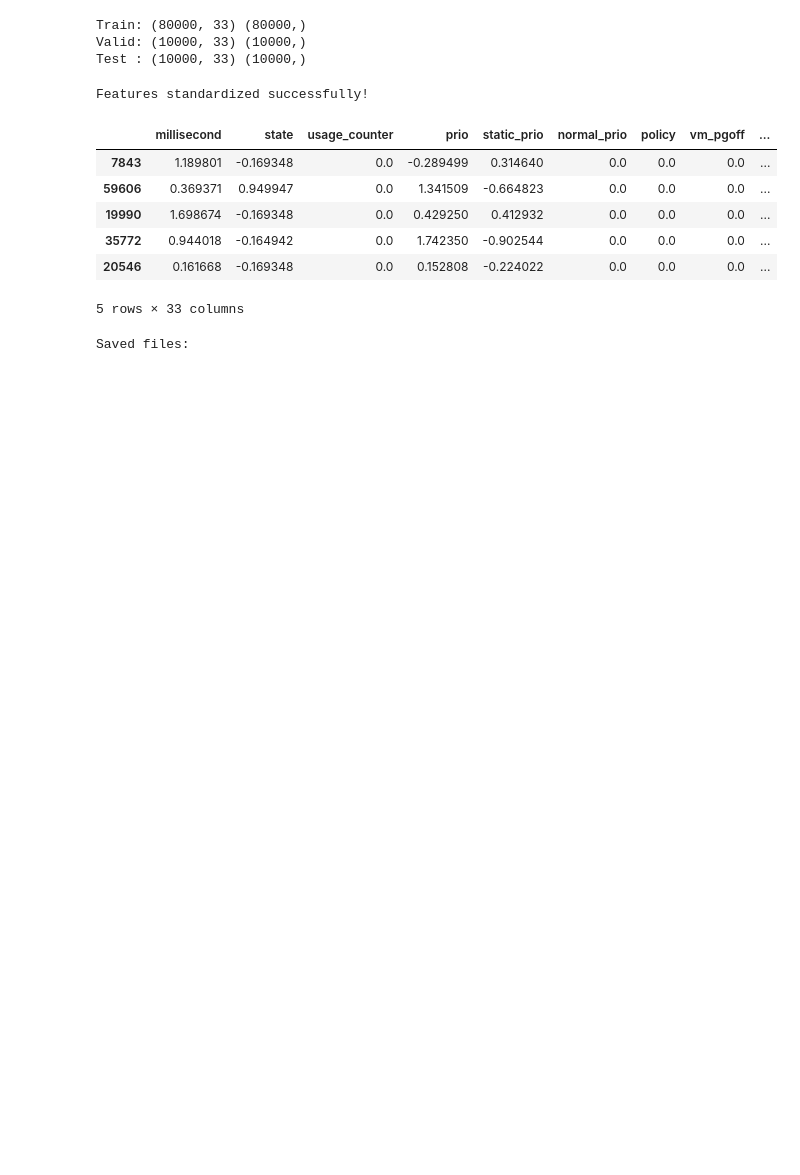
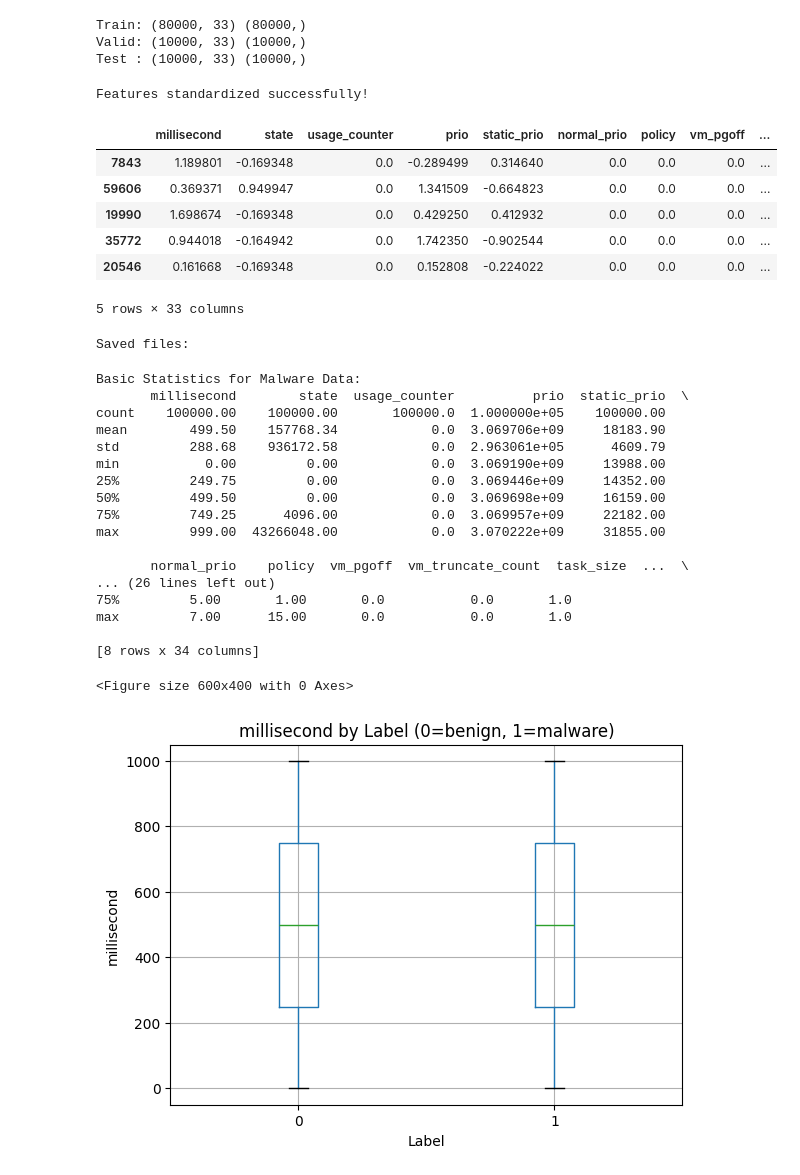
Before and after one commit to xdjx19/computing-technology-innovation-project-, a Jupyter notebook: data/malware_process.ipynb, the cells around one changed output. Saved outputs shown, nothing was run; the diff lists cells and outputs as text; code cells hidden in the pictures; blank space fills up the shorter version.

```diff
--- a/data/malware_process.ipynb
+++ b/data/malware_process.ipynb
@@ -1,15 +1,11 @@
 # %%
 import pandas as pd
 
-# Load dataset with encoding fix
-malw = pd.read_csv("malware_dataset.csv", encoding="latin1")
+malw = pd.read_csv("/Users/mouyly/Downloads/2malware/Malware_dataset.csv")
 
-# Display basic info
-print("Dataset shape:", malw.shape)
-print("\nColumn names:\n", malw.columns.tolist())
-print("\nData types:\n", malw.dtypes)
-print("\nPreview:\n")
-malw.head()
+print("Shape (rows, columns):", malw.shape)
+display(malw.head())
+display(malw.dtypes)
 # %% [output]
 Shape (rows, columns): (100000, 35)
 |  | hash | millisecond | classification | state | usage_counter | prio | static_prio | normal_prio | ... |
@@ -192,3 +197,45 @@ y_test_m.to_csv("malware_y_test.csv", index=False)
 print("Saved files:")
 # %% [output]
 Saved files:
+# %%
+#MALWARE DATA ANALYSIS
+import pandas as pd
+import matplotlib.pyplot as plt
+
+# Combine features and labels for easier viewing
+malware_df = X_m.copy()
+malware_df["label"] = y_m
+
+# Check general statistics
+print("Basic Statistics for Malware Data:")
+print(malware_df.describe().round(2))
+
+# Show how two example features change across labels
+feature = malware_df.columns[0]
+plt.figure(figsize=(6,4))
+malware_df.boxplot(column=feature, by="label")
+plt.title(f"{feature} by Label (0=benign, 1=malware)")
+plt.suptitle("")
+plt.xlabel("Label")
+plt.ylabel(feature)
+plt.show()
+# %% [output]
+Basic Statistics for Malware Data:
+       millisecond        state  usage_counter          prio  static_prio  \
+count    100000.00    100000.00       100000.0  1.000000e+05    100000.00
+mean        499.50    157768.34            0.0  3.069706e+09     18183.90
+std         288.68    936172.58            0.0  2.963061e+05      4609.79
+min           0.00         0.00            0.0  3.069190e+09     13988.00
+25%         249.75         0.00            0.0  3.069446e+09     14352.00
+50%         499.50         0.00            0.0  3.069698e+09     16159.00
+75%         749.25      4096.00            0.0  3.069957e+09     22182.00
+max         999.00  43266048.00            0.0  3.070222e+09     31855.00
+
+       normal_prio    policy  vm_pgoff  vm_truncate_count  task_size  ...  \
+... (26 lines left out)
+75%         5.00       1.00       0.0           0.0       1.0
+max         7.00      15.00       0.0           0.0       1.0
+
+[8 rows x 34 columns]
+<Figure size 600x400 with 0 Axes>
+[figure, added]
```
Also changed, not shown: parts of 2 cells of this notebook, 1 other file.
